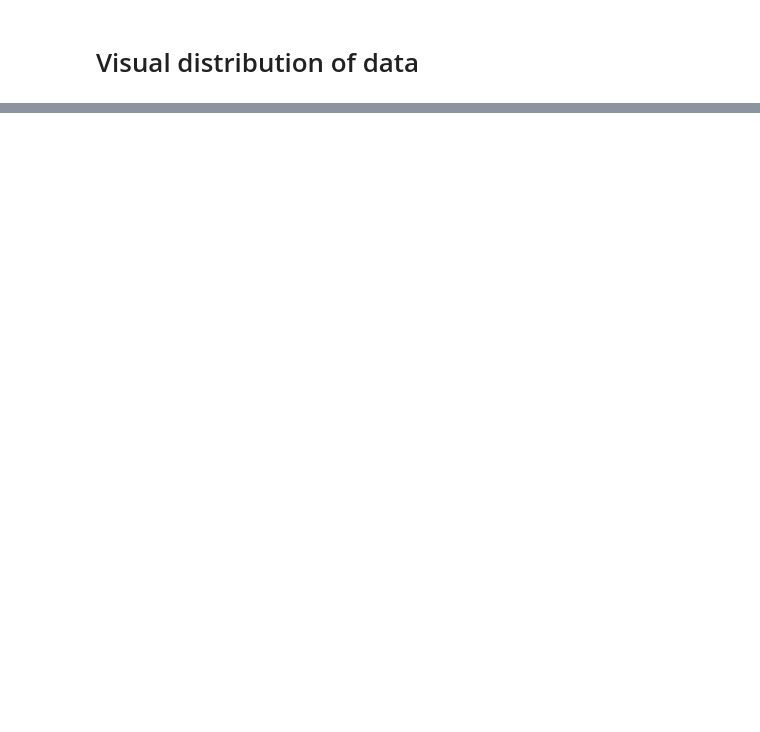
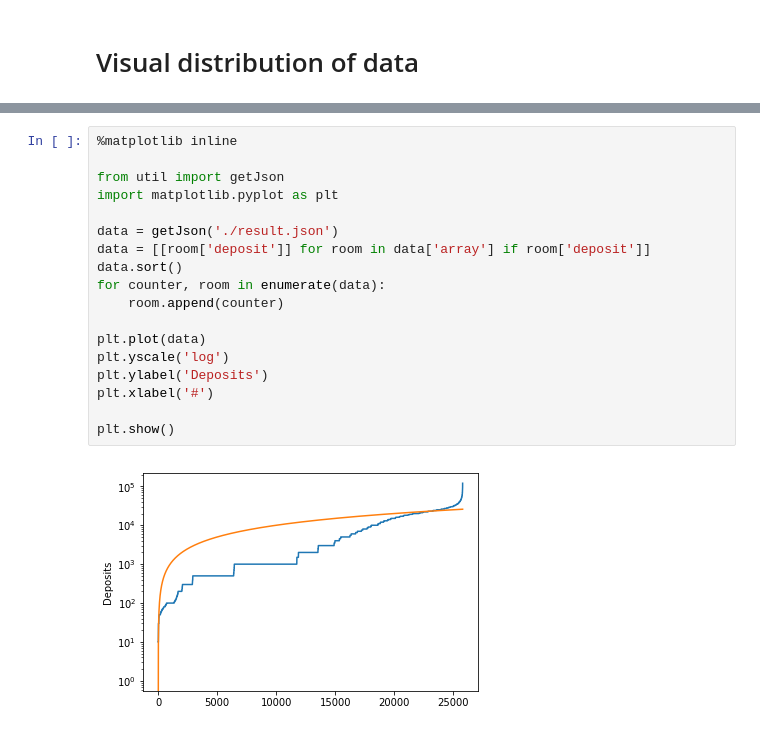
Before and after one commit to 9oelM/research-notebook, a Jupyter notebook: research.ipynb, the cells around one changed output, grey strips where cells are left out. Cells and saved outputs as stored; diff of their text form; blank space fills up the shorter version.

```diff
--- a/research.ipynb
+++ b/research.ipynb
@@ -10,0 +24,20 @@ m
+# %%
+%matplotlib inline
+
+from util import getJson
+import matplotlib.pyplot as plt
+
+data = getJson('./result.json')
+data = [[room['deposit']] for room in data['array'] if room['deposit']]
+data.sort()
+for counter, room in enumerate(data):
+    room.append(counter)
+
+plt.plot(data)
+plt.yscale('log')
+plt.ylabel('Deposits')
+plt.xlabel('#')
+
+plt.show()
+# %% [output]
+[figure, added]
```
Also changed, not shown: parts of 5 cells of this notebook.
